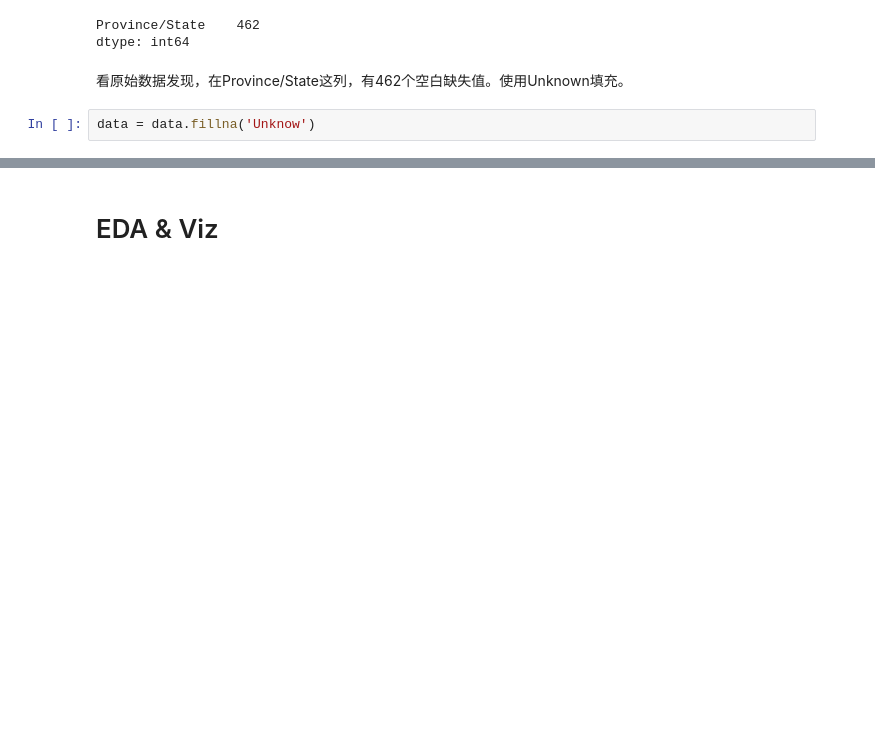
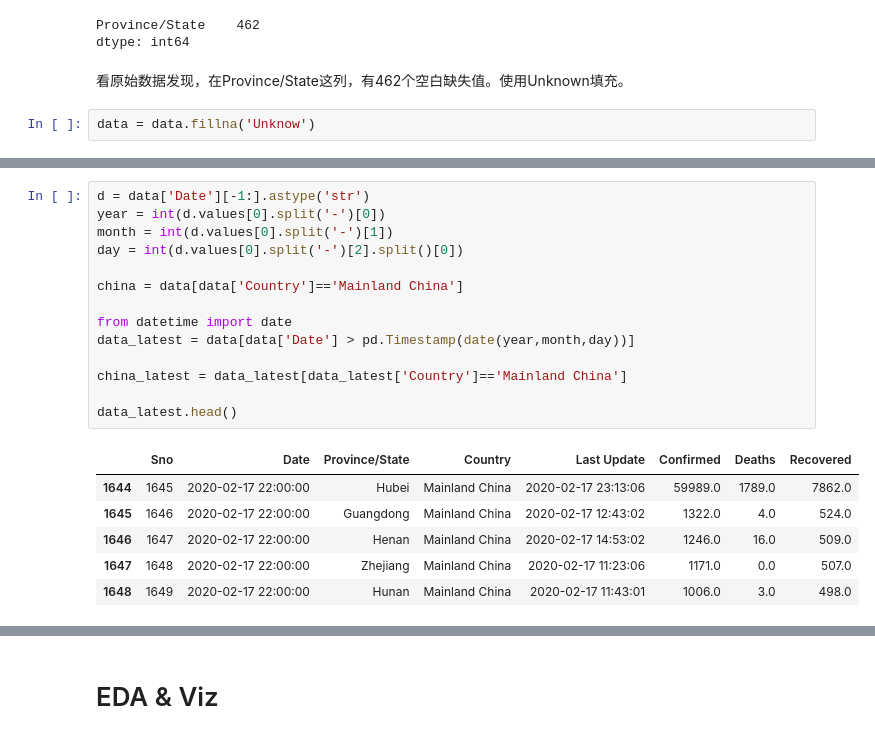
Before and after one commit to Soxiaoxin/Coronavirus-Analysis-Viz, a Jupyter notebook: ncov-2019_EDA_Viz.ipynb, the cells around one changed output, grey strips where cells are left out. Drawn from its saved outputs; the diff is of its cells as text; blank space fills up the shorter version.

```diff
--- a/ncov-2019_EDA_Viz.ipynb
+++ b/ncov-2019_EDA_Viz.ipynb
@@ -88,0 +83,21 @@ data = data.fillna('Unknow')
+# %%
+d = data['Date'][-1:].astype('str')
+year = int(d.values[0].split('-')[0])
+month = int(d.values[0].split('-')[1])
+day = int(d.values[0].split('-')[2].split()[0])
+
+china = data[data['Country']=='Mainland China']
+
+from datetime import date
+data_latest = data[data['Date'] > pd.Timestamp(date(year,month,day))]
+
+china_latest = data_latest[data_latest['Country']=='Mainland China']
+
+data_latest.head()
+# %% [output]
+|  | Sno | Date | Province/State | Country | Last Update | Confirmed | Deaths | Recovered |
+| 1644 | 1645 | 2020-02-17 22:00:00 | Hubei | Mainland China | 2020-02-17 23:13:06 | 59989.0 | 1789.0 | 7862.0 |
+| 1645 | 1646 | 2020-02-17 22:00:00 | Guangdong | Mainland China | 2020-02-17 12:43:02 | 1322.0 | 4.0 | 524.0 |
+| 1646 | 1647 | 2020-02-17 22:00:00 | Henan | Mainland China | 2020-02-17 14:53:02 | 1246.0 | 16.0 | 509.0 |
+| 1647 | 1648 | 2020-02-17 22:00:00 | Zhejiang | Mainland China | 2020-02-17 11:23:06 | 1171.0 | 0.0 | 507.0 |
+| 1648 | 1649 | 2020-02-17 22:00:00 | Hunan | Mainland China | 2020-02-17 11:43:01 | 1006.0 | 3.0 | 498.0 |
```
Also changed, not shown: parts of 18 cells of this notebook, 1 other file.
